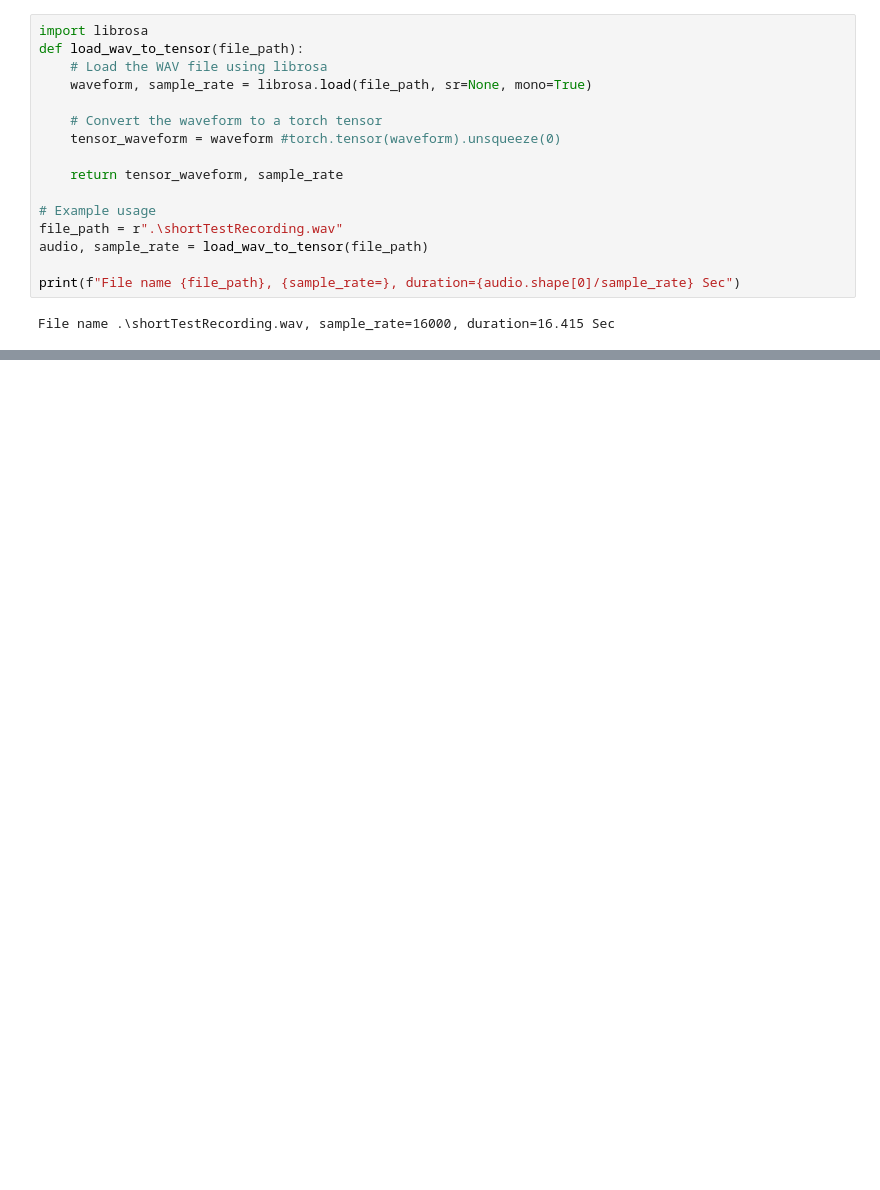
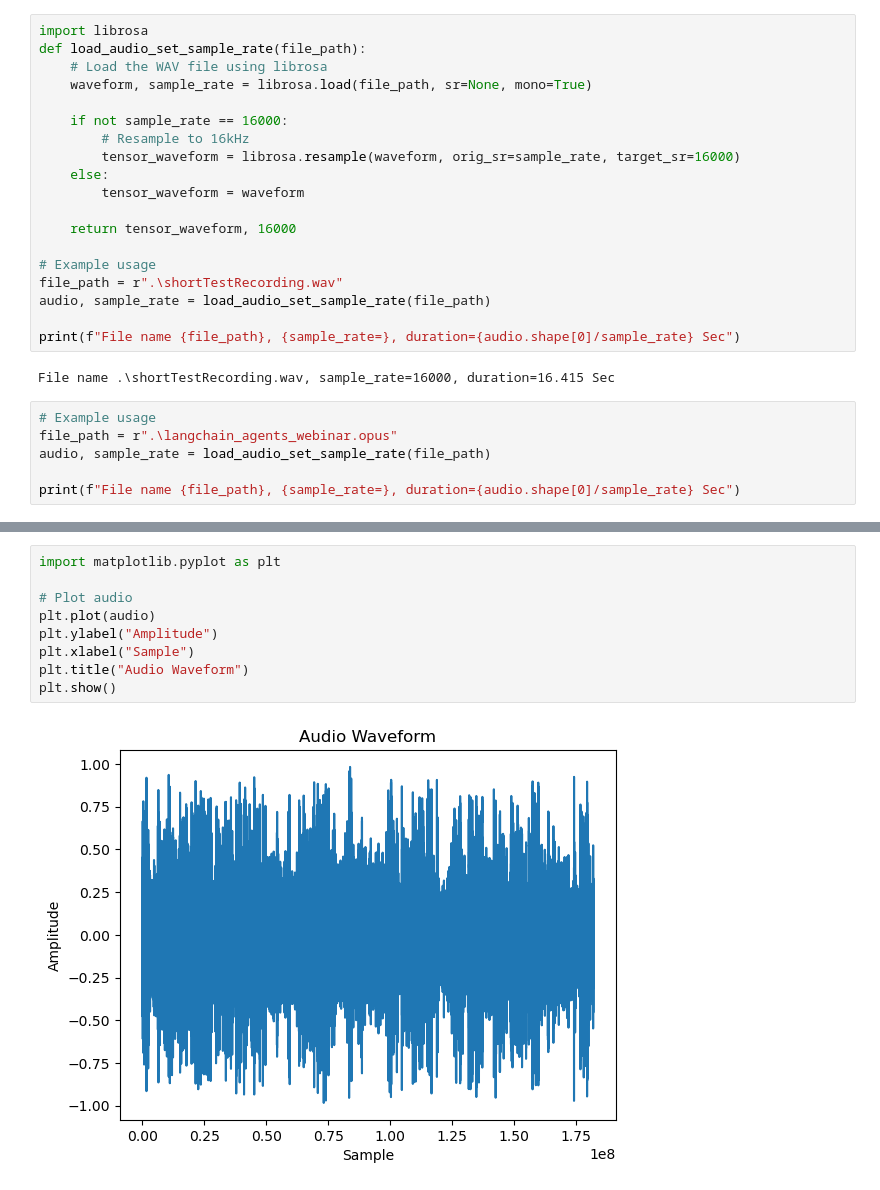
Before and after one commit to TzurV/rag-langchain-audio-data, a Jupyter notebook: Sandbox.ipynb, the cells around one changed output, grey strips where cells are left out. Cells and saved outputs as stored; diff of their text form; blank space fills up the shorter version.

Commit message:
process long audio and make sure it is sampling rate is 16k

```diff
--- a/Sandbox.ipynb
+++ b/Sandbox.ipynb
@@ -14,18 +11,27 @@ To support symlinks on Windows, you either need to activate Developer Mode or to
 # %%
 import librosa
-def load_wav_to_tensor(file_path):
+def load_audio_set_sample_rate(file_path):
     # Load the WAV file using librosa
     waveform, sample_rate = librosa.load(file_path, sr=None, mono=True)
 
-    # Convert the waveform to a torch tensor
-    tensor_waveform = waveform #torch.tensor(waveform).unsqueeze(0)
+    if not sample_rate == 16000:
+        # Resample to 16kHz
+        tensor_waveform = librosa.resample(waveform, orig_sr=sample_rate, target_sr=16000)
+    else:
+        tensor_waveform = waveform
 
-    return tensor_waveform, sample_rate
+    return tensor_waveform, 16000
 
 # Example usage
 file_path = r".\shortTestRecording.wav"
-audio, sample_rate = load_wav_to_tensor(file_path)
+audio, sample_rate = load_audio_set_sample_rate(file_path)
 
 print(f"File name {file_path}, {sample_rate=}, duration={audio.shape[0]/sample_rate} Sec")
 # %% [output]
 File name .\shortTestRecording.wav, sample_rate=16000, duration=16.415 Sec
+# %%
+# Example usage
+file_path = r".\langchain_agents_webinar.opus"
+audio, sample_rate = load_audio_set_sample_rate(file_path)
+
+print(f"File name {file_path}, {sample_rate=}, duration={audio.shape[0]/sample_rate} Sec")
@@ -56,0 +187,11 @@ Wall time: 986 ms
+# %%
+import matplotlib.pyplot as plt
+
+# Plot audio
+plt.plot(audio)
+plt.ylabel("Amplitude")
+plt.xlabel("Sample")
+plt.title("Audio Waveform")
+plt.show()
+# %% [output]
+[figure, added]
```
Also changed, not shown: parts of 15 cells of this notebook.
